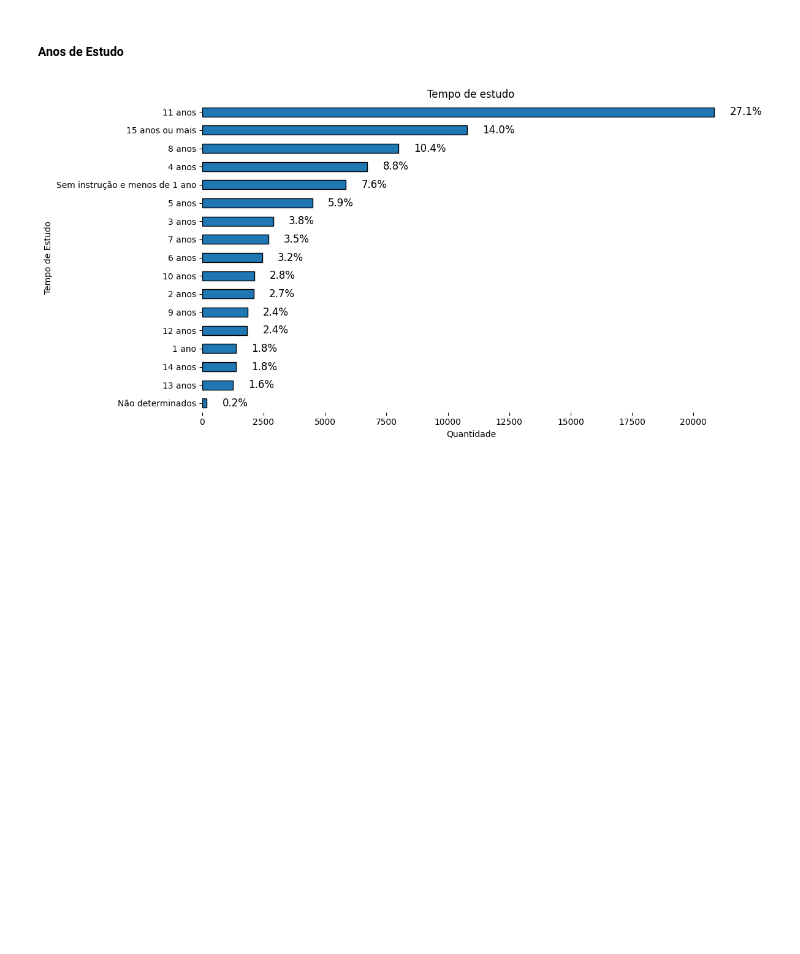
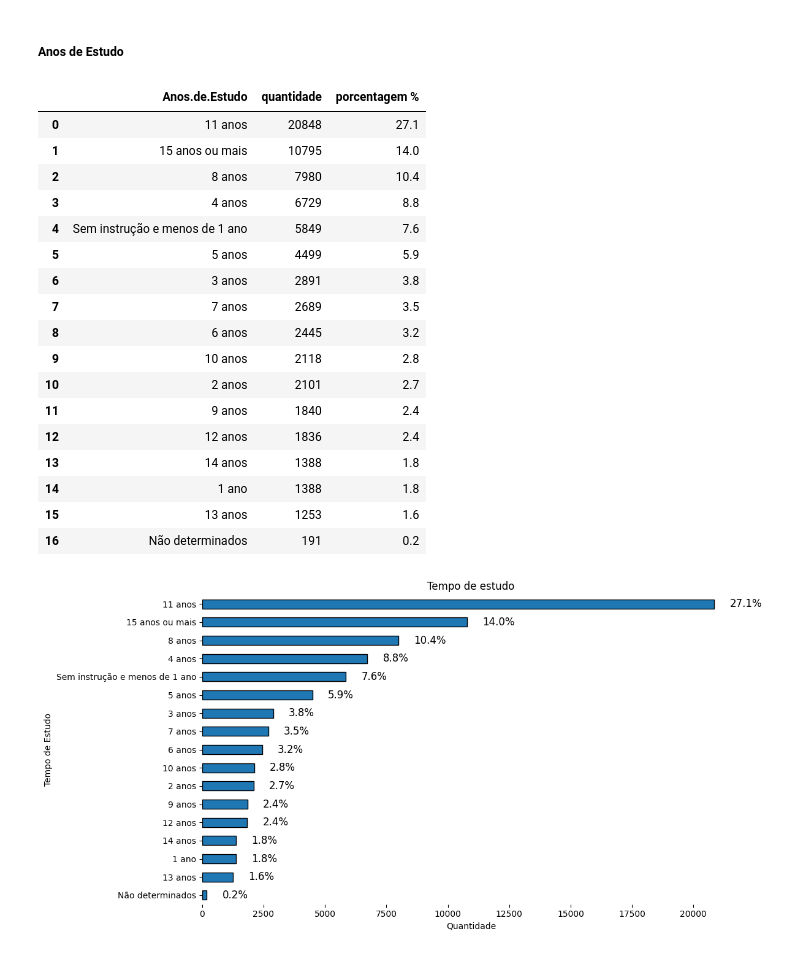
Before and after one commit to JhonCostaDev/oracle_one_alura, a Jupyter notebook: estatistica_ML/desafios_modulo.ipynb, the cells around one changed output. Drawn from its saved outputs; the diff is of its cells as text; code cells hidden in the pictures; blank space fills up the shorter version.

```diff
--- a/estatistica_ML/desafios_modulo.ipynb
+++ b/estatistica_ML/desafios_modulo.ipynb
@@ -260,6 +282,29 @@ plt.show()
 [figure]
 # %% [markdown]
 ##### Anos de Estudo
+# %%
+distribuicao_freq_anos_estudos = dados['Anos.de.Estudo'].value_counts().reset_index(name='quantidade')
+distribuicao_freq_anos_estudos['porcentagem %'] = (dados['Anos.de.Estudo'].value_counts(normalize=True)*100).values.round(1)
+distribuicao_freq_anos_estudos
+# %% [output]
+|  | Anos.de.Estudo | quantidade | porcentagem % |
+| 0 | 11 anos | 20848 | 27.1 |
+| 1 | 15 anos ou mais | 10795 | 14.0 |
+| 2 | 8 anos | 7980 | 10.4 |
+| 3 | 4 anos | 6729 | 8.8 |
+| 4 | Sem instrução e menos de 1 ano | 5849 | 7.6 |
+| 5 | 5 anos | 4499 | 5.9 |
+| 6 | 3 anos | 2891 | 3.8 |
+| 7 | 7 anos | 2689 | 3.5 |
+| 8 | 6 anos | 2445 | 3.2 |
+| 9 | 10 anos | 2118 | 2.8 |
+| 10 | 2 anos | 2101 | 2.7 |
+| 11 | 9 anos | 1840 | 2.4 |
+| 12 | 12 anos | 1836 | 2.4 |
+| 13 | 14 anos | 1388 | 1.8 |
+| 14 | 1 ano | 1388 | 1.8 |
+| 15 | 13 anos | 1253 | 1.6 |
+| 16 | Não determinados | 191 | 0.2 |
 # %%
 anos_estudos = dados['Anos.de.Estudo'].value_counts().sort_values()
 total = anos_estudos.sum()
```
Also changed, not shown: parts of 15 cells of this notebook, 2 other files.
